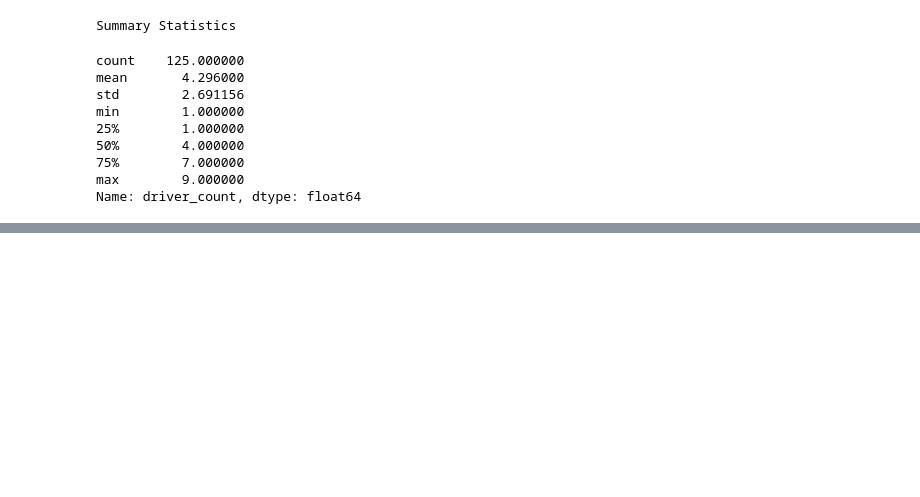
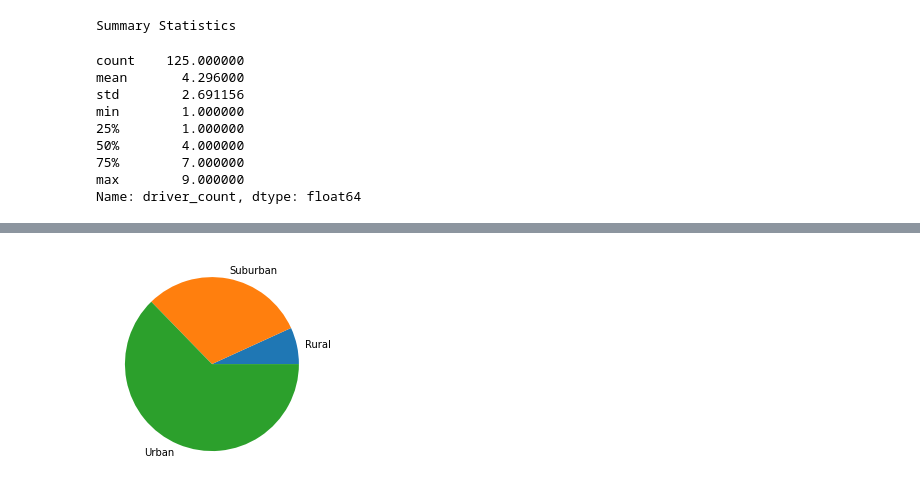
Before and after one commit to weiweiVV/PyBer_Analysis, a Jupyter notebook: PyBer.ipynb, the cells around one changed output, grey strips where cells are left out. Cells and saved outputs as stored; diff of their text form; code cells hidden in the pictures; blank space fills up the shorter version.

```diff
--- a/PyBer.ipynb
+++ b/PyBer.ipynb
@@ -729,0 +783,7 @@ Name: driver_count, dtype: float64
+# %%
+# 5.5.2 Pie Chart for the Percentage of Fares by City Type
+# Build the percentage of fares by city type pie chart.
+plt.pie(type_percents, labels=["Rural", "Suburban", "Urban"])
+plt.show()
+# %% [output]
+[figure, added]
```
Also changed, not shown: parts of 7 cells of this notebook, 1 other file.
